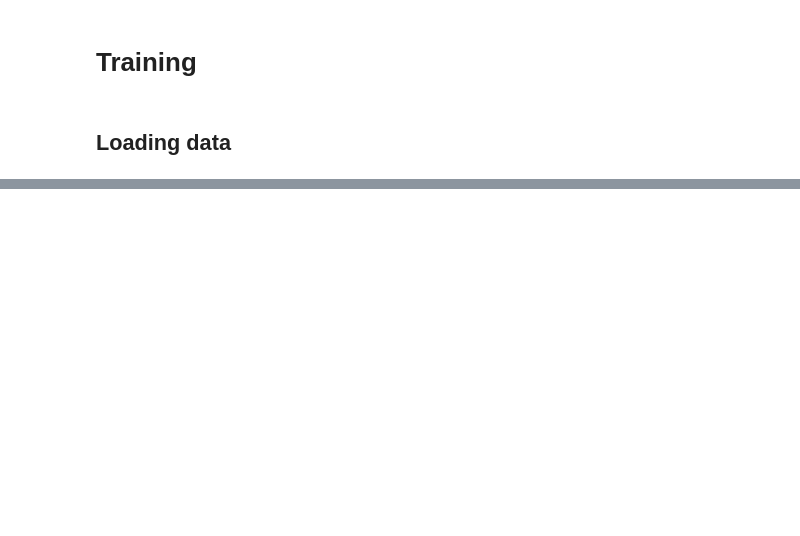
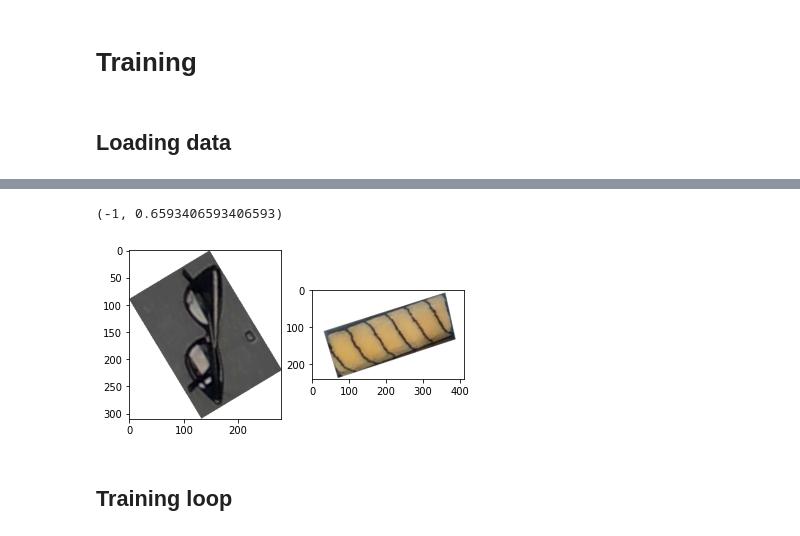
Before and after one commit to almysiak/knum_golem_hackathon, a Jupyter notebook: training.ipynb, the cells around one changed output, grey strips where cells are left out. Cells and saved outputs as stored; diff of their text form; code cells hidden in the pictures; blank space fills up the shorter version.

Commit message:
training loop

```diff
--- a/training.ipynb
+++ b/training.ipynb
@@ -48,0 +48,30 @@ ValueError: The truth value of a Series is ambiguous. Use a.empty, a.bool(), a.i
+# %%
+images = df['img']
+labels = df['category_id']
+
+val_labels = [4, 10]
+val_ids = labels.isin(val_labels)
+
+val_images = images[val_ids].reset_index(drop=True)
+val_labels = labels[val_ids].reset_index(drop=True)
+
+train_ids = ~val_ids
+
+train_images = images[train_ids].reset_index(drop=True)
+train_labels = labels[train_ids].reset_index(drop=True)
+# %%
+train_dataset = ContrastiveLearningDataset(train_images, train_labels, train_transforms)
+# %%
+id = random.randrange(0, len(train_dataset))
+
+image_1, image_2, sign, weight = train_dataset[id]
+
+f, axarr = plt.subplots(1,2)
+
+axarr[0].imshow(image_1)
+axarr[1].imshow(image_2)
+
+sign, weight
+# %% [output]
+(-1, 0.6593406593406593)
+[figure, added]
@@ -48,0 +88,2 @@ ValueError: The truth value of a Series is ambiguous. Use a.empty, a.bool(), a.i
+# %% [markdown]
+## Training loop
```
Also changed, not shown: parts of 9 cells of this notebook, 2 other files.
